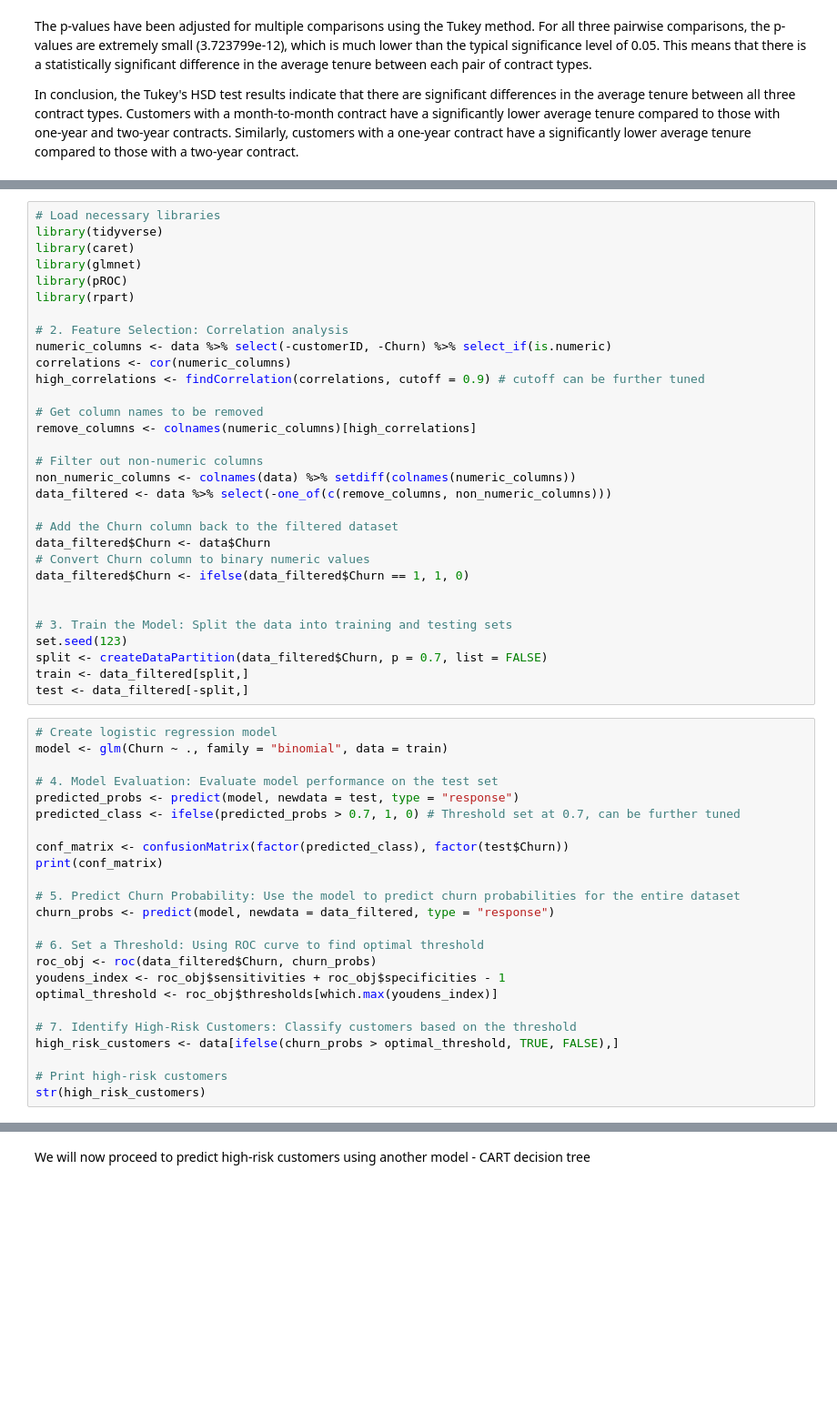
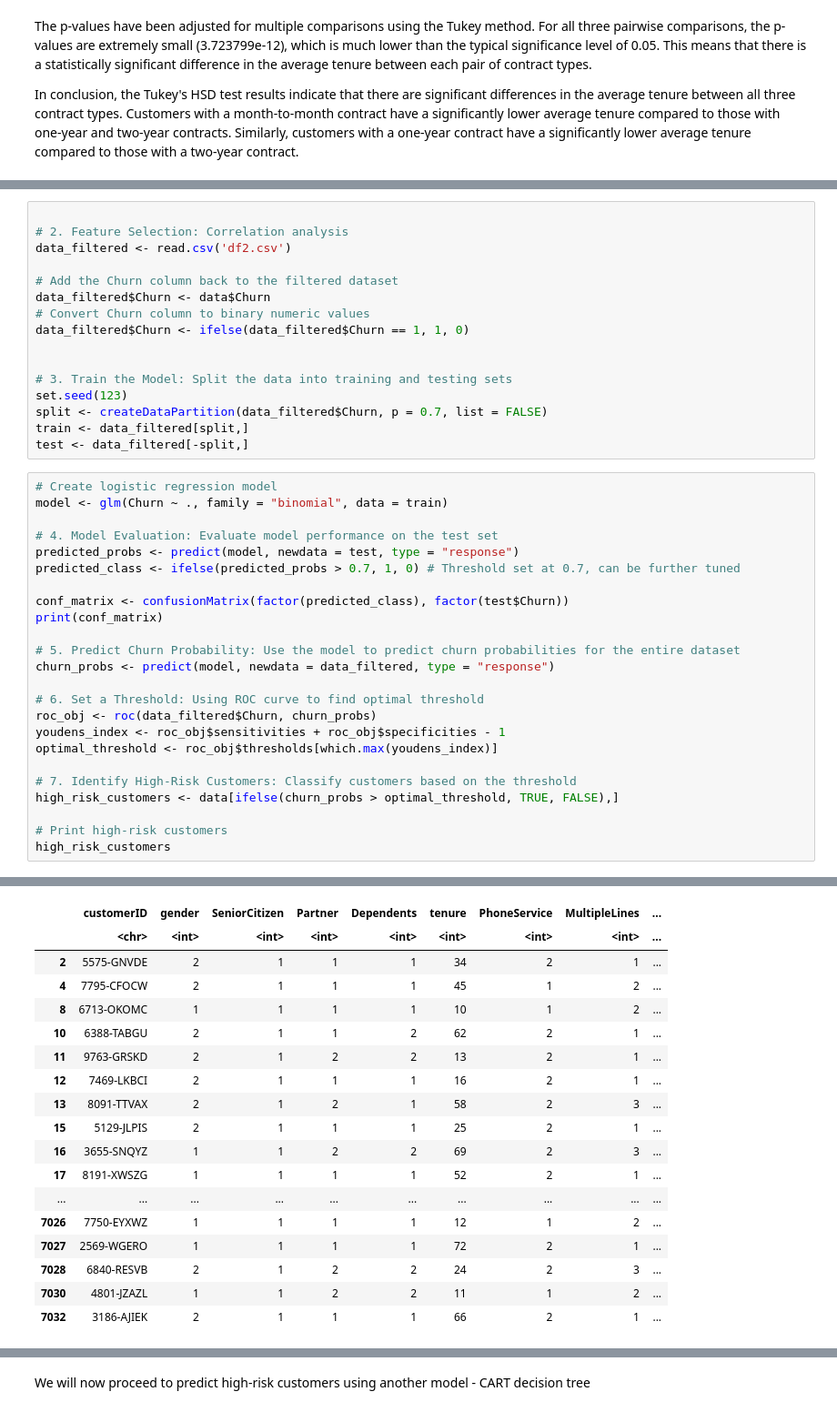
Before and after one commit to Sachin-Bhat/MH3511-Telco-Churn-Rate, a Jupyter notebook: jayden.ipynb, the cells around one changed output, grey strips where cells are left out. Shown: that part at 91% size. Saved outputs shown, nothing was run; the diff lists cells and outputs as text; blank space fills up the shorter version.

```diff
--- a/jayden.ipynb
+++ b/jayden.ipynb
@@ -118,24 +95,9 @@ Set a Threshold: We will then determine a threshold for the churn probability ab
 
 Identify High-Risk Customers: Apply the threshold to the predicted churn probabilities to classify customers as high-risk or low-risk. Customers with churn probabilities above the threshold will be considered high-risk.
 # %%
-# Load necessary libraries
-library(tidyverse)
-library(caret)
-library(glmnet)
-library(pROC)
-library(rpart)
 
 # 2. Feature Selection: Correlation analysis
-numeric_columns <- data %>% select(-customerID, -Churn) %>% select_if(is.numeric)
-correlations <- cor(numeric_columns)
-high_correlations <- findCorrelation(correlations, cutoff = 0.9) # cutoff can be further tuned
-
-# Get column names to be removed
-remove_columns <- colnames(numeric_columns)[high_correlations]
-
-# Filter out non-numeric columns
-non_numeric_columns <- colnames(data) %>% setdiff(colnames(numeric_columns))
-data_filtered <- data %>% select(-one_of(c(remove_columns, non_numeric_columns)))
+data_filtered <- read.csv('df2.csv')
 
 # Add the Churn column back to the filtered dataset
 data_filtered$Churn <- data$Churn
@@ -171,7 +133,7 @@ optimal_threshold <- roc_obj$thresholds[which.max(youdens_index)]
 high_risk_customers <- data[ifelse(churn_probs > optimal_threshold, TRUE, FALSE),]
 
 # Print high-risk customers
-str(high_risk_customers)
+high_risk_customers
 # %% [output]
 Confusion Matrix and Statistics
 
@@ -213 +159,19 @@ Setting direction: controls < cases
+|  | customerID | gender | SeniorCitizen | Partner | Dependents | tenure | PhoneService | MultipleLines | ... |
+|  | <chr> | <int> | <int> | <int> | <int> | <int> | <int> | <int> | ... |
+| 2 | 5575-GNVDE | 2 | 1 | 1 | 1 | 34 | 2 | 1 | ... |
+| 4 | 7795-CFOCW | 2 | 1 | 1 | 1 | 45 | 1 | 2 | ... |
+| 8 | 6713-OKOMC | 1 | 1 | 1 | 1 | 10 | 1 | 2 | ... |
+| 10 | 6388-TABGU | 2 | 1 | 1 | 2 | 62 | 2 | 1 | ... |
+| 11 | 9763-GRSKD | 2 | 1 | 2 | 2 | 13 | 2 | 1 | ... |
+| 12 | 7469-LKBCI | 2 | 1 | 1 | 1 | 16 | 2 | 1 | ... |
+| 13 | 8091-TTVAX | 2 | 1 | 2 | 1 | 58 | 2 | 3 | ... |
+| 15 | 5129-JLPIS | 2 | 1 | 1 | 1 | 25 | 2 | 1 | ... |
+| 16 | 3655-SNQYZ | 1 | 1 | 2 | 2 | 69 | 2 | 3 | ... |
+| 17 | 8191-XWSZG | 1 | 1 | 1 | 1 | 52 | 2 | 1 | ... |
+| ... | ... | ... | ... | ... | ... | ... | ... | ... | ... |
+| 7026 | 7750-EYXWZ | 1 | 1 | 1 | 1 | 12 | 1 | 2 | ... |
+| 7027 | 2569-WGERO | 1 | 1 | 1 | 1 | 72 | 2 | 1 | ... |
+| 7028 | 6840-RESVB | 2 | 1 | 2 | 2 | 24 | 2 | 3 | ... |
+| 7030 | 4801-JZAZL | 1 | 1 | 2 | 2 | 11 | 1 | 2 | ... |
+| 7032 | 3186-AJIEK | 2 | 1 | 1 | 1 | 66 | 2 | 1 | ... |
 # %% [markdown]
```
Also changed, not shown: parts of 10 cells of this notebook, 3 other files.
